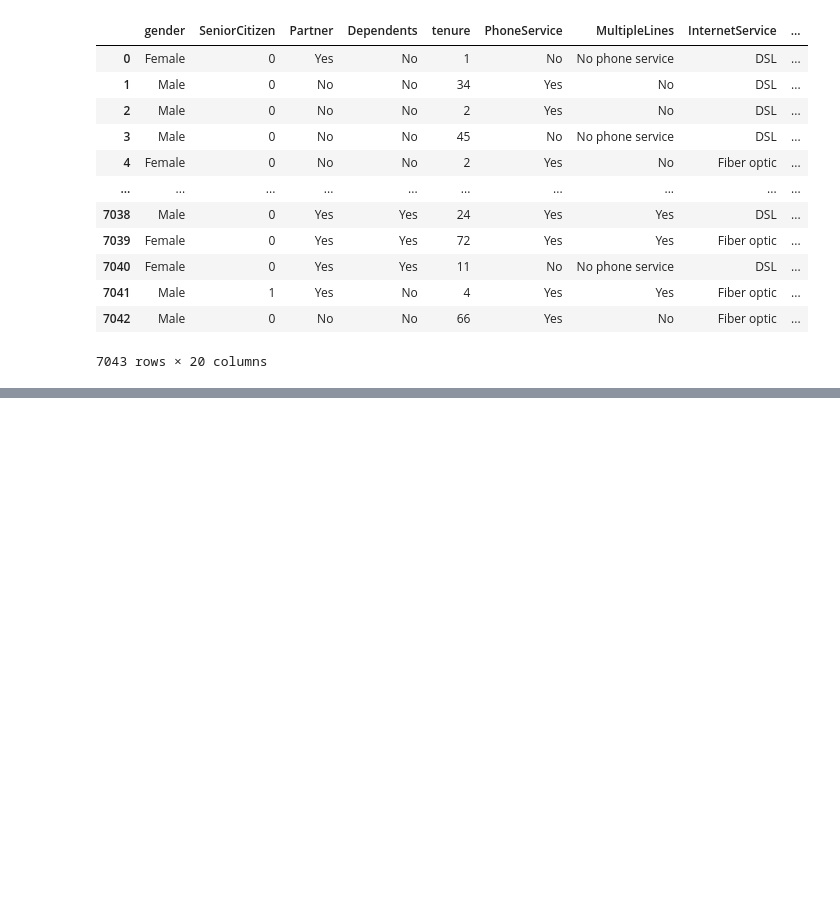
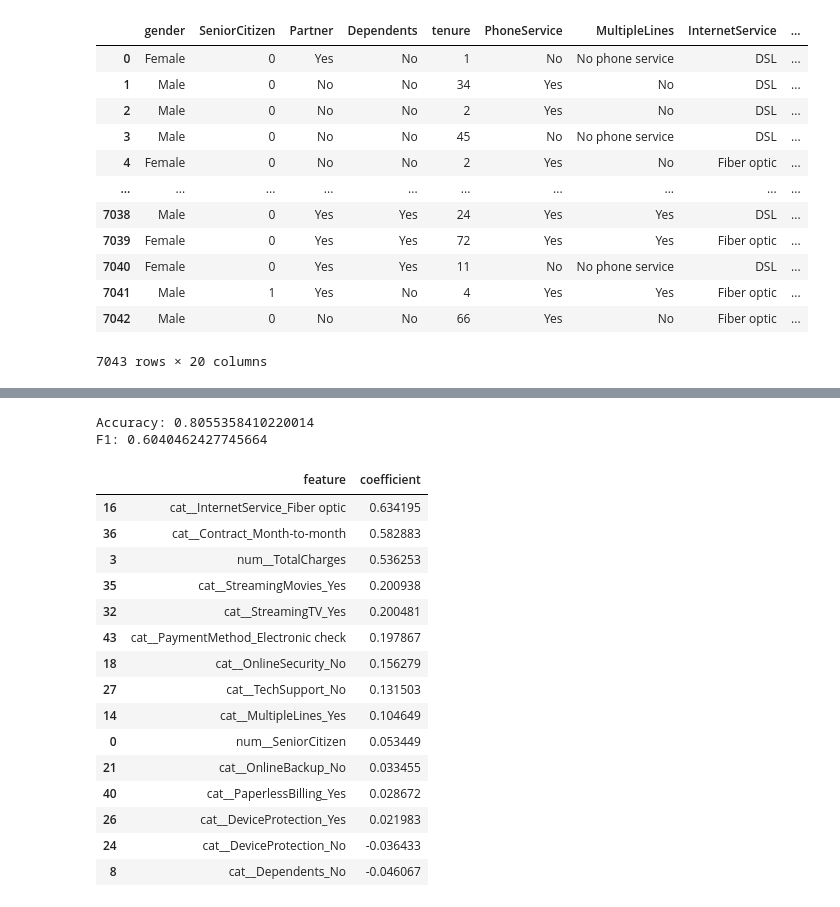
Before and after one commit to heixen/Customer-Churn-Prediction, a Jupyter notebook: notebooks/02_data_cleaning.ipynb, the cells around one changed output, grey strips where cells are left out. Cells and saved outputs as stored; diff of their text form; code cells hidden in the pictures; blank space fills up the shorter version.

```diff
--- a/notebooks/02_data_cleaning.ipynb
+++ b/notebooks/02_data_cleaning.ipynb
@@ -160,0 +327,2 @@ df_clean
+# %%
+model.fit(X_train_processed, y_train) # train it using the processed training data
@@ -160,0 +356,38 @@ df_clean
+# %%
+print("Accuracy:", accuracy_score(y_test, y_pred))
+print("F1:", f1_score(y_test, y_pred))
+# %% [output]
+Accuracy: 0.8055358410220014
+F1: 0.6040462427745664
+# %%
+coefficients = model.coef_[0]
+feature_names = preprocessor.get_feature_names_out()
+# %%
+feature_importance = pd.DataFrame({
+    "feature": feature_names,
+    "coefficient": coefficients,
+})
+# %%
+feature_importance = feature_importance.sort_values(
+    "coefficient",
+    ascending=False
+)
+# %%
+feature_importance.head(15)
+# %% [output]
+|  | feature | coefficient |
+| 16 | cat__InternetService_Fiber optic | 0.634195 |
+| 36 | cat__Contract_Month-to-month | 0.582883 |
+| 3 | num__TotalCharges | 0.536253 |
+| 35 | cat__StreamingMovies_Yes | 0.200938 |
+| 32 | cat__StreamingTV_Yes | 0.200481 |
+| 43 | cat__PaymentMethod_Electronic check | 0.197867 |
+| 18 | cat__OnlineSecurity_No | 0.156279 |
+| 27 | cat__TechSupport_No | 0.131503 |
+| 14 | cat__MultipleLines_Yes | 0.104649 |
+| 0 | num__SeniorCitizen | 0.053449 |
+| 21 | cat__OnlineBackup_No | 0.033455 |
+| 40 | cat__PaperlessBilling_Yes | 0.028672 |
+| 26 | cat__DeviceProtection_Yes | 0.021983 |
+| 24 | cat__DeviceProtection_No | -0.036433 |
+| 8 | cat__Dependents_No | -0.046067 |
```
Also changed, not shown: parts of 33 cells of this notebook, 5 other files.
